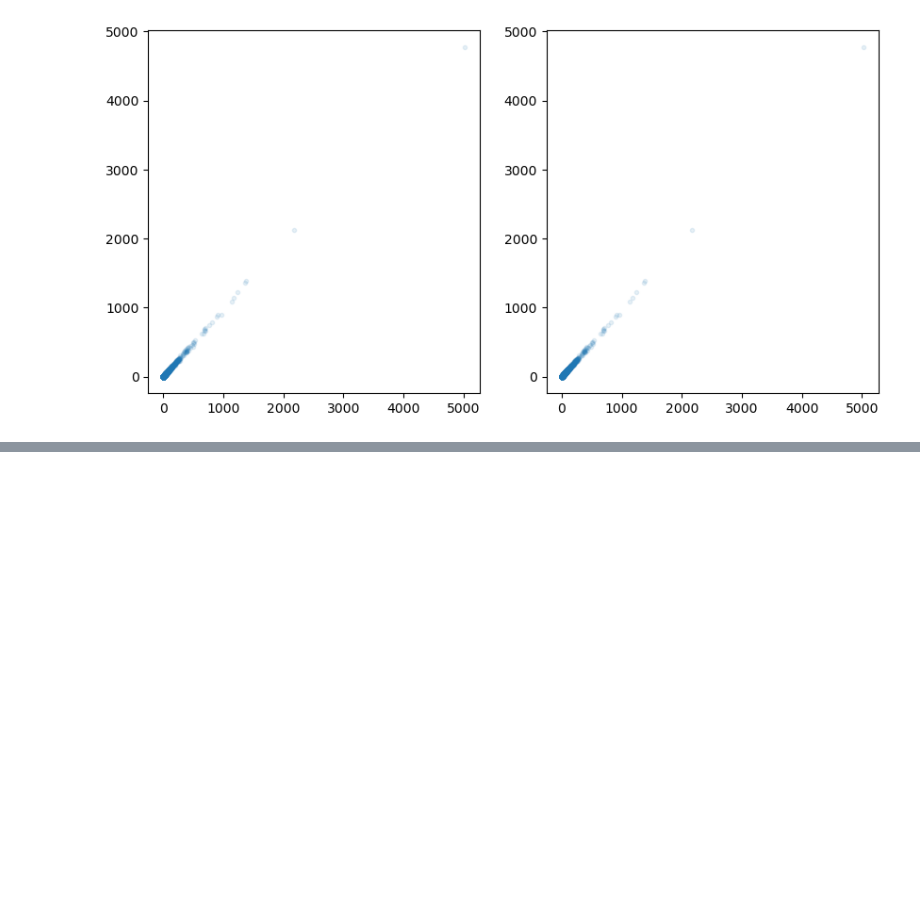
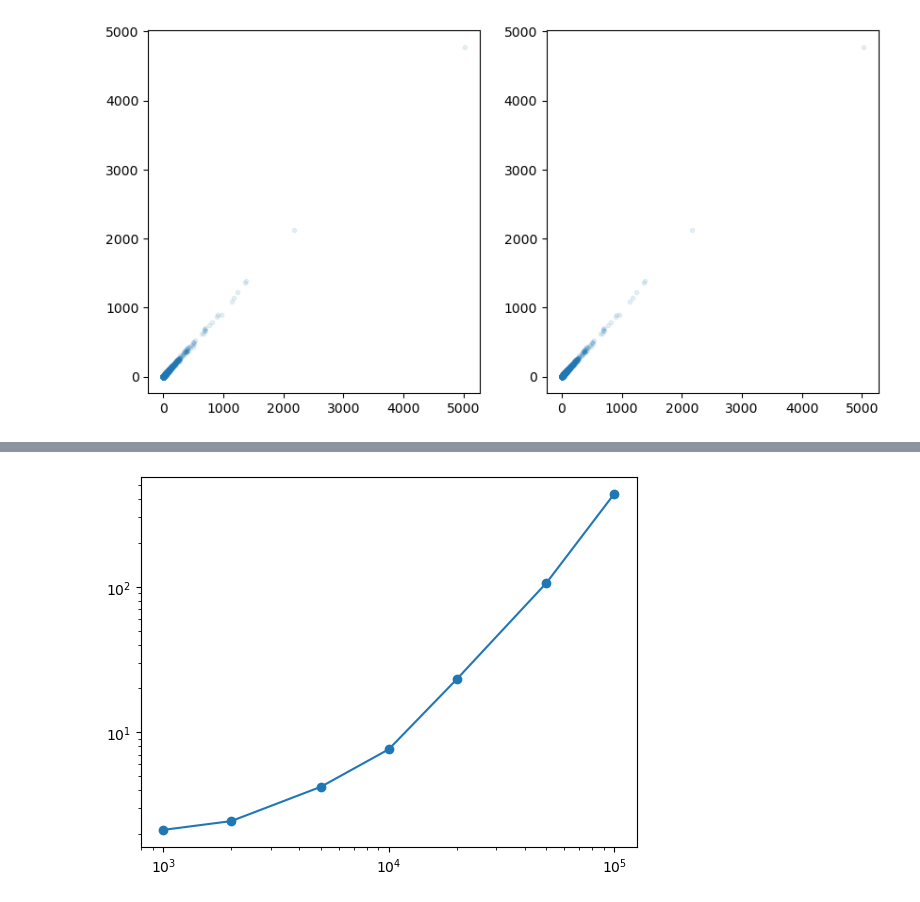
Before and after one commit to networkgeometry/d-mercator, a Jupyter notebook: notebooks/benchmark-check.ipynb, the cells around one changed output, grey strips where cells are left out. Saved outputs shown, nothing was run; the diff lists cells and outputs as text; code cells hidden in the pictures; blank space fills up the shorter version.

```diff
--- a/notebooks/benchmark-check.ipynb
+++ b/notebooks/benchmark-check.ipynb
@@ -180,0 +213,3 @@ plt.scatter(coords['kappa'], coords['kappa_gpu'], marker='.', alpha=0.1)
+# %%
+df_gpu = pd.read_csv("../benchmark_runs/60347914/cpu_gpu_benchmark.csv")
+df_gpu
@@ -180,0 +226,6 @@ plt.scatter(coords['kappa'], coords['kappa_gpu'], marker='.', alpha=0.1)
+# %%
+plt.plot(df_gpu['size'], df_gpu['total_time_ms']/1000, 'o-')
+plt.xscale('log')
+plt.yscale('log')
+# %% [output]
+[figure, added]
```
Also changed, not shown: parts of 5 cells of this notebook, 23 other files.
